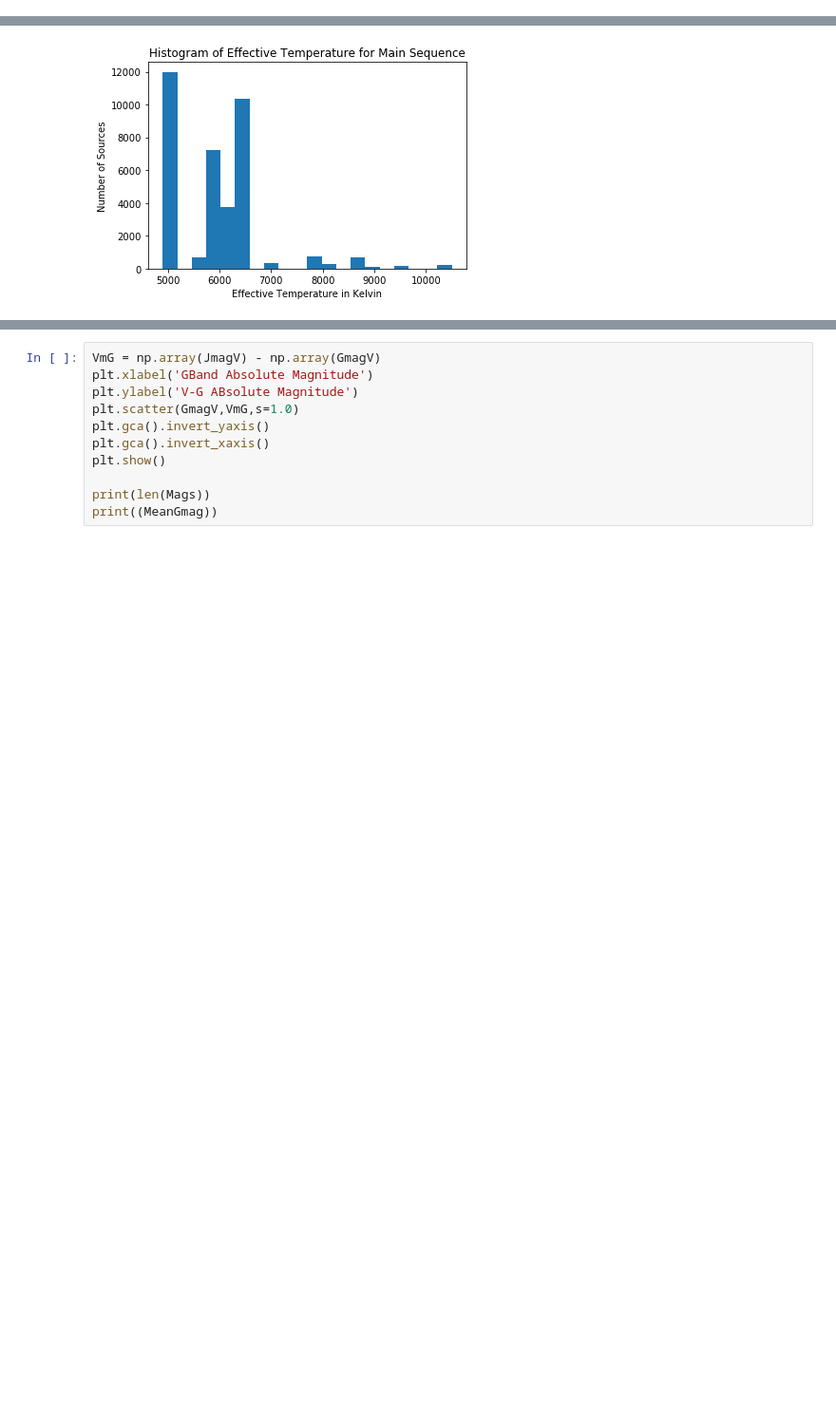
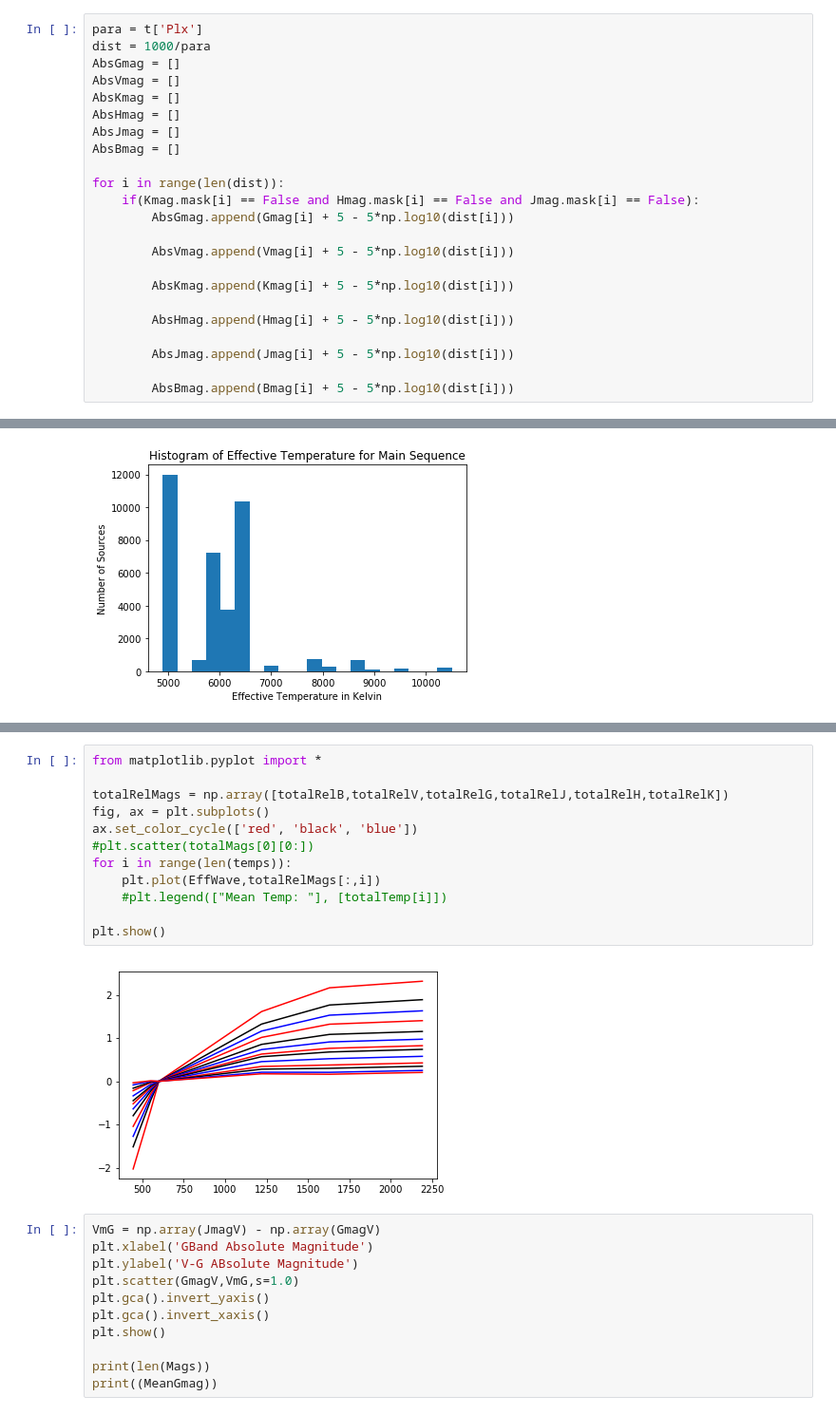
Before and after one commit to leemundy/GAIA, a Jupyter notebook: Work-Areas/khall/notebook/Data/StanCat Work.ipynb, the cells around one changed output, grey strips where cells are left out. Shown at 95% size. Cells and saved outputs as stored; diff of their text form; blank space fills up the shorter version.

```diff
--- a/Work-Areas/khall/notebook/Data/StanCat Work.ipynb
+++ b/Work-Areas/khall/notebook/Data/StanCat Work.ipynb
@@ -139,3 +139,26 @@ print(SpV[0:30])
 50093
 22514
 [5.0, 5.0, 5.0, 5.0, 5.0, 5.0, 5.0, 5.0, 5.0, 5.0, 5.0, 5.0, 5.0, 5.0, 5.0, 5.0, 5.0, 5.0, 5.0, 5.0, 5.0, 5.0, 5.0, 5.0, 5.0, 5.0, 5.0, 5.0, 5.0, 5.0]
+# %%
+para = t['Plx']
+dist = 1000/para
+AbsGmag = []
+AbsVmag = []
+AbsKmag = []
+AbsHmag = []
+AbsJmag = []
+AbsBmag = []
+
+for i in range(len(dist)):
+    if(Kmag.mask[i] == False and Hmag.mask[i] == False and Jmag.mask[i] == False):
+        AbsGmag.append(Gmag[i] + 5 - 5*np.log10(dist[i]))
+
+        AbsVmag.append(Vmag[i] + 5 - 5*np.log10(dist[i]))
+
+        AbsKmag.append(Kmag[i] + 5 - 5*np.log10(dist[i]))
+
+        AbsHmag.append(Hmag[i] + 5 - 5*np.log10(dist[i]))
+
+        AbsJmag.append(Jmag[i] + 5 - 5*np.log10(dist[i]))
+
+        AbsBmag.append(Bmag[i] + 5 - 5*np.log10(dist[i]))
@@ -348,3 +495,17 @@ KeyboardInterrupt:
+# %%
+from matplotlib.pyplot import *
+
+totalRelMags = np.array([totalRelB,totalRelV,totalRelG,totalRelJ,totalRelH,totalRelK])
+fig, ax = plt.subplots()
+ax.set_color_cycle(['red', 'black', 'blue'])
+#plt.scatter(totalMags[0][0:])
+for i in range(len(temps)):
+    plt.plot(EffWave,totalRelMags[:,i])
+    #plt.legend(["Mean Temp: "], [totalTemp[i]])
+
+plt.show()
+# %% [output]
+[figure, added]
 # %%
 VmG = np.array(JmagV) - np.array(GmagV)
 plt.xlabel('GBand Absolute Magnitude')
```
Also changed, not shown: parts of 11 cells of this notebook.
